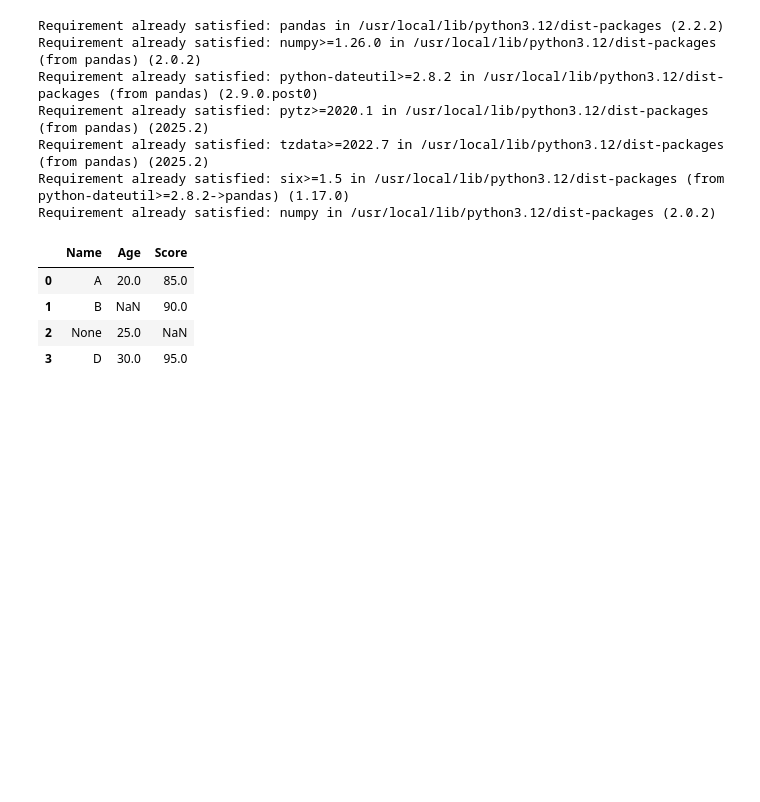
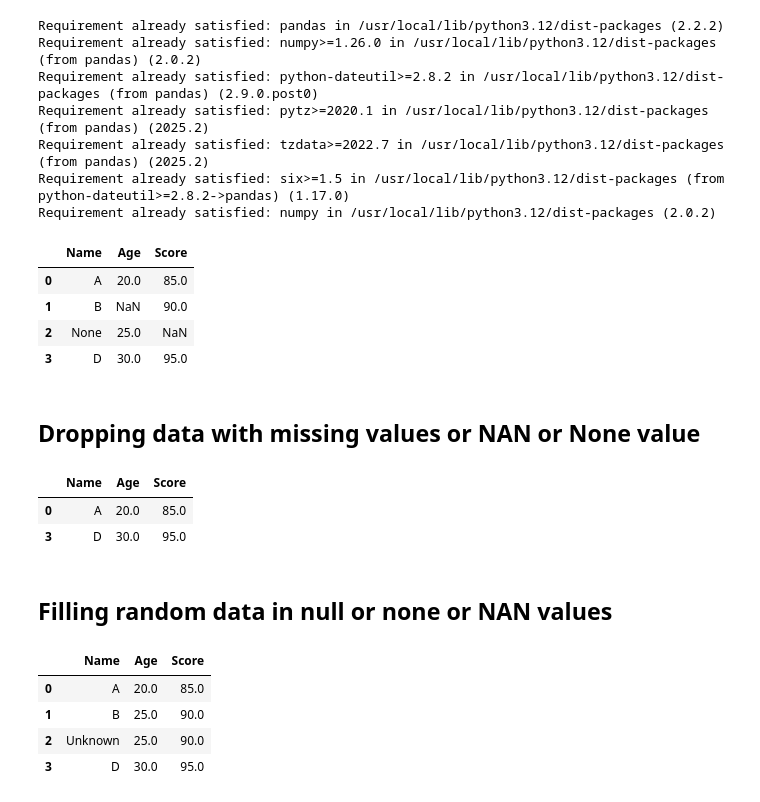
Before and after one commit to Neeschal1/Pandas, a Jupyter notebook: More_Stuffs.ipynb, the cells around one changed output. Saved outputs shown, nothing was run; the diff lists cells and outputs as text; code cells hidden in the pictures; blank space fills up the shorter version.

Commit message:
Dropping and Filling Data inside the Dataset

```diff
--- a/More_Stuffs.ipynb
+++ b/More_Stuffs.ipynb
@@ -27,3 +26,21 @@ df
 | 1 | B | NaN | 90.0 |
 | 2 | None | 25.0 | NaN |
 | 3 | D | 30.0 | 95.0 |
+# %% [markdown]
+## Dropping data with missing values or NAN or None value
+# %%
+df.dropna()
+# %% [output]
+|  | Name | Age | Score |
+| 0 | A | 20.0 | 85.0 |
+| 3 | D | 30.0 | 95.0 |
+# %% [markdown]
+## Filling random data in null or none or NAN values
+# %%
+df.fillna({"Name":"Unknown", "Age":df["Age"].mean(), "Score":df["Score"].mean()})
+# %% [output]
+|  | Name | Age | Score |
+| 0 | A | 20.0 | 85.0 |
+| 1 | B | 25.0 | 90.0 |
+| 2 | Unknown | 25.0 | 90.0 |
+| 3 | D | 30.0 | 95.0 |
```
Also changed, not shown: parts of 1 cell of this notebook.
